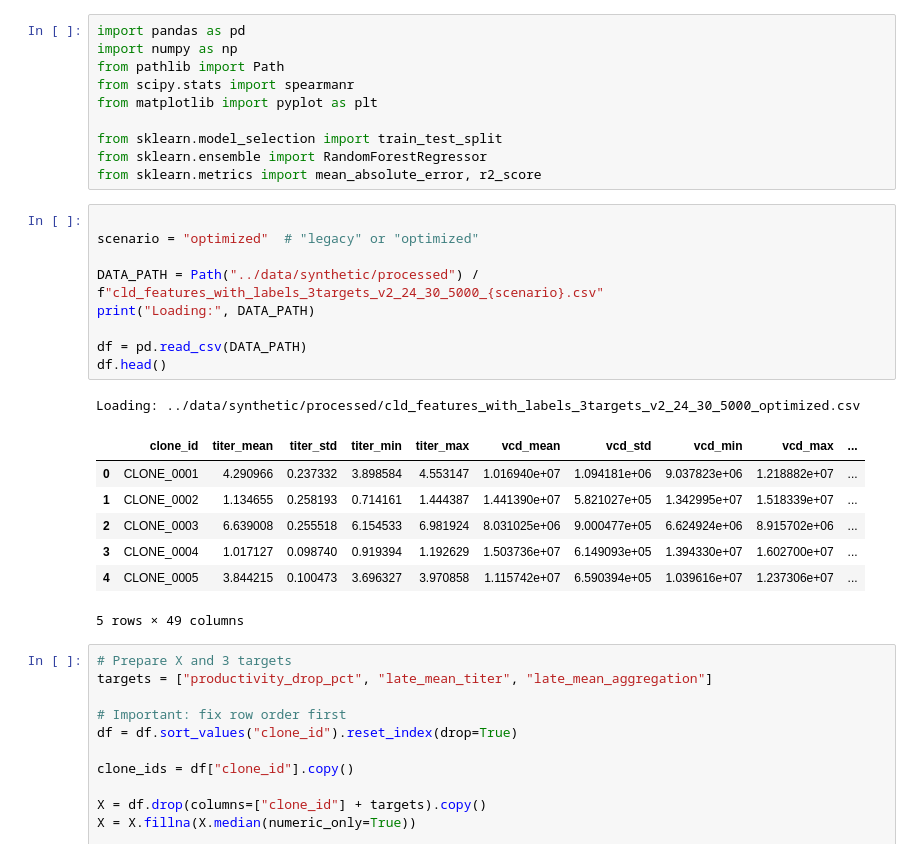
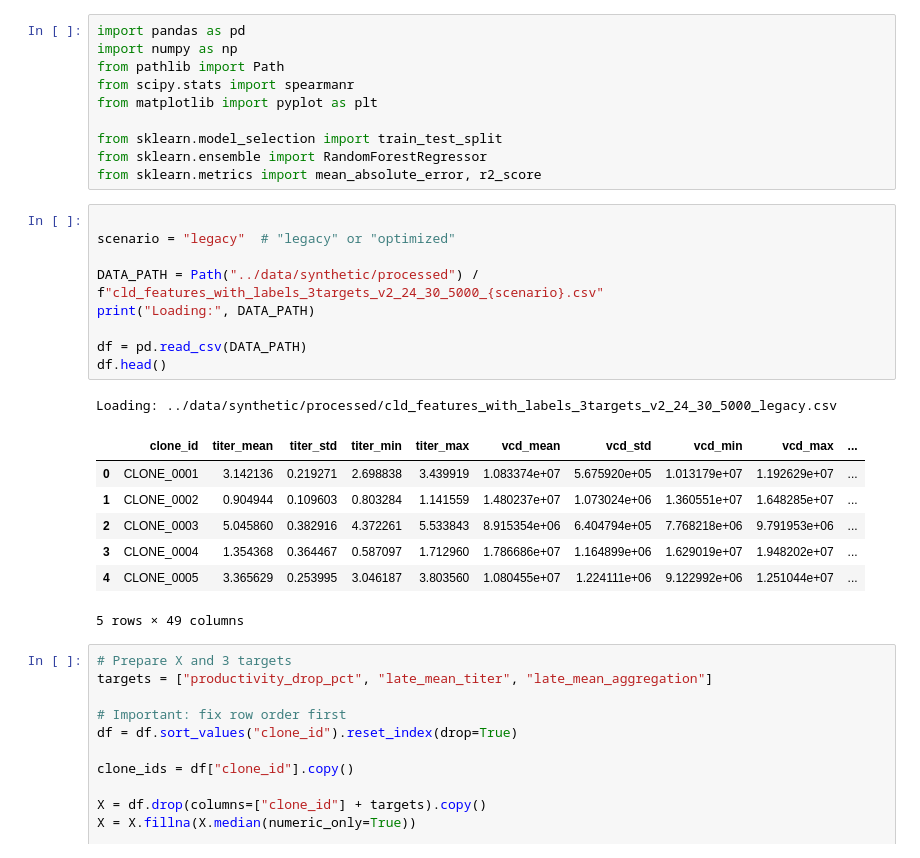
Before and after one commit to Sanghee-L/CLD_ML_PIPELINE, a Jupyter notebook: notebooks/03b_multitarget_models.ipynb, the cells around one changed output. Cells and saved outputs as stored; diff of their text form.

```diff
--- a/notebooks/03b_multitarget_models.ipynb
+++ b/notebooks/03b_multitarget_models.ipynb
@@ -20,21 +20,21 @@ from sklearn.ensemble import RandomForestRegressor
 from sklearn.metrics import mean_absolute_error, r2_score
 # %%
 
-scenario = "optimized"  # "legacy" or "optimized"
+scenario = "legacy"  # "legacy" or "optimized"
 
 DATA_PATH = Path("../data/synthetic/processed") / f"cld_features_with_labels_3targets_v2_24_30_5000_{scenario}.csv"
 print("Loading:", DATA_PATH)
 
 df = pd.read_csv(DATA_PATH)
 df.head()
 # %% [output]
-Loading: ../data/synthetic/processed/cld_features_with_labels_3targets_v2_24_30_5000_optimized.csv
+Loading: ../data/synthetic/processed/cld_features_with_labels_3targets_v2_24_30_5000_legacy.csv
 |  | clone_id | titer_mean | titer_std | titer_min | titer_max | vcd_mean | vcd_std | vcd_min | vcd_max | ... |
-| 0 | CLONE_0001 | 4.290966 | 0.237332 | 3.898584 | 4.553147 | 1.016940e+07 | 1.094181e+06 | 9.037823e+06 | 1.218882e+07 | ... |
-| 1 | CLONE_0002 | 1.134655 | 0.258193 | 0.714161 | 1.444387 | 1.441390e+07 | 5.821027e+05 | 1.342995e+07 | 1.518339e+07 | ... |
-| 2 | CLONE_0003 | 6.639008 | 0.255518 | 6.154533 | 6.981924 | 8.031025e+06 | 9.000477e+05 | 6.624924e+06 | 8.915702e+06 | ... |
-| 3 | CLONE_0004 | 1.017127 | 0.098740 | 0.919394 | 1.192629 | 1.503736e+07 | 6.149093e+05 | 1.394330e+07 | 1.602700e+07 | ... |
-| 4 | CLONE_0005 | 3.844215 | 0.100473 | 3.696327 | 3.970858 | 1.115742e+07 | 6.590394e+05 | 1.039616e+07 | 1.237306e+07 | ... |
+| 0 | CLONE_0001 | 3.142136 | 0.219271 | 2.698838 | 3.439919 | 1.083374e+07 | 5.675920e+05 | 1.013179e+07 | 1.192629e+07 | ... |
+| 1 | CLONE_0002 | 0.904944 | 0.109603 | 0.803284 | 1.141559 | 1.480237e+07 | 1.073024e+06 | 1.360551e+07 | 1.648285e+07 | ... |
+| 2 | CLONE_0003 | 5.045860 | 0.382916 | 4.372261 | 5.533843 | 8.915354e+06 | 6.404794e+05 | 7.768218e+06 | 9.791953e+06 | ... |
+| 3 | CLONE_0004 | 1.354368 | 0.364467 | 0.587097 | 1.712960 | 1.786686e+07 | 1.164899e+06 | 1.629019e+07 | 1.948202e+07 | ... |
+| 4 | CLONE_0005 | 3.365629 | 0.253995 | 3.046187 | 3.803560 | 1.080455e+07 | 1.224111e+06 | 9.122992e+06 | 1.251044e+07 | ... |
 5 rows × 49 columns
 # %%
 # Prepare X and 3 targets
```
Also changed, not shown: parts of 22 cells of this notebook, 3 other files.
